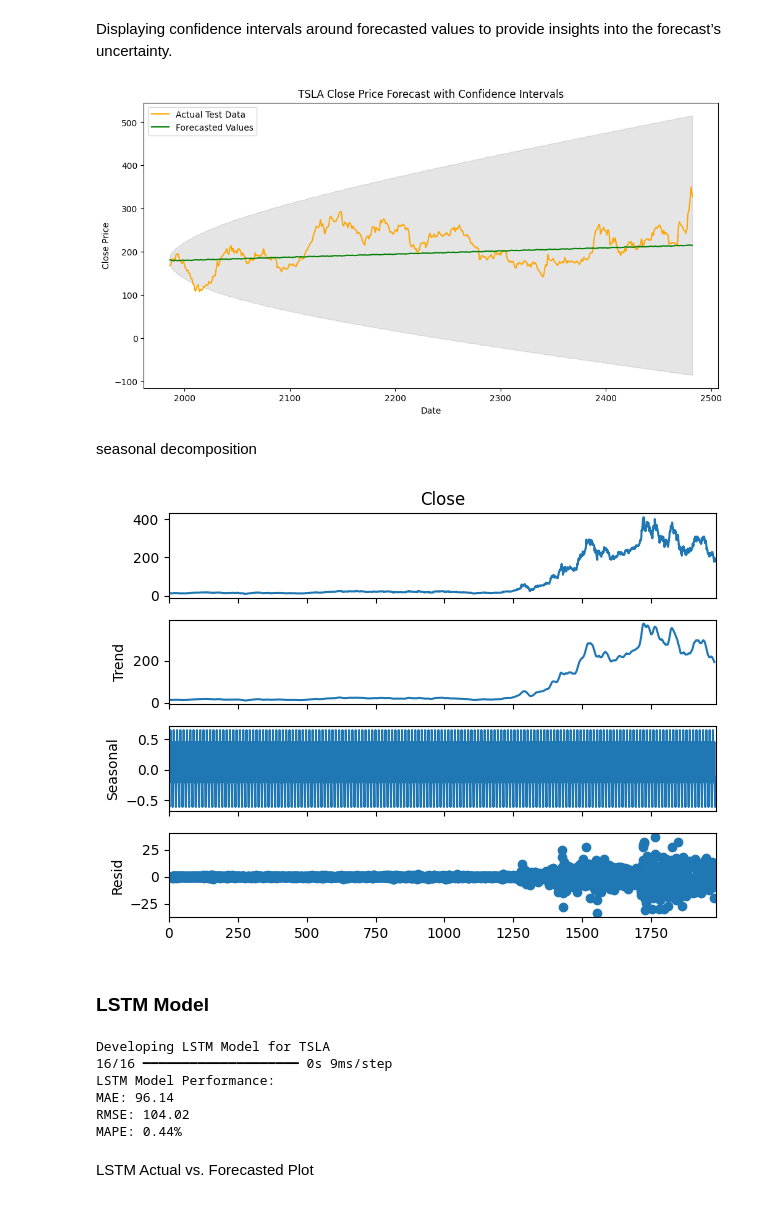
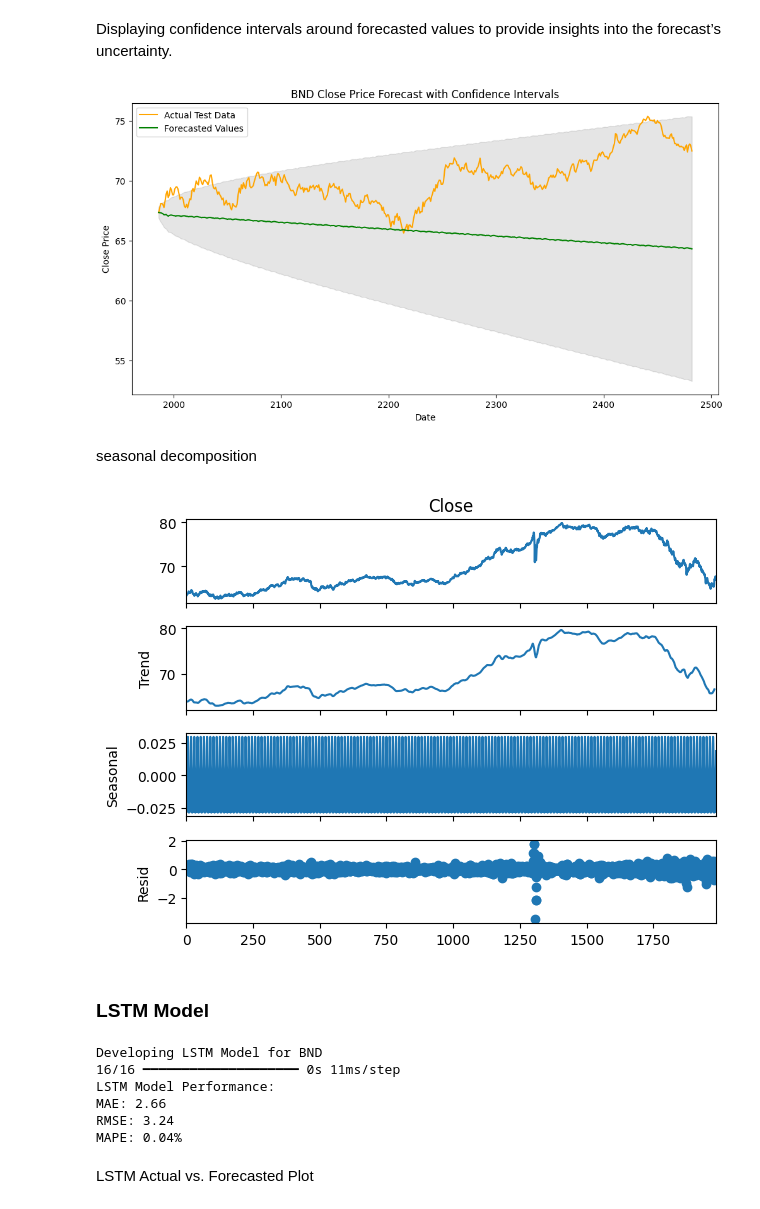
Before and after one commit to OL-YAD/portfolio-optimization-forecasting, a Jupyter notebook: notebooks/BND_time_series_forecasting.ipynb, the cells around one changed output. Cells and saved outputs as stored; diff of their text form; code cells hidden in the pictures.

Commit message:
plots added for BND models

```diff
--- a/notebooks/BND_time_series_forecasting.ipynb
+++ b/notebooks/BND_time_series_forecasting.ipynb
@@ -160,66 +160,66 @@ plt.show()
 # %% [markdown]
 Displaying confidence intervals around forecasted values to provide insights into the forecast’s uncertainty.
 # %%
-sarima_forecast_ci = sarima_model_fit.get_forecast(steps=len(df_TSLA_test)).conf_int()
+sarima_forecast_ci = sarima_model_fit.get_forecast(steps=len(df_BND_test)).conf_int()
 plt.figure(figsize=(12, 6))
-plt.plot(df_TSLA_test['Close'], label="Actual Test Data", color="orange")
-plt.plot(df_TSLA_test.index, sarima_forecast, label="Forecasted Values", color="green")
-plt.fill_between(df_TSLA_test.index,
+plt.plot(df_BND_test['Close'], label="Actual Test Data", color="orange")
+plt.plot(df_BND_test.index, sarima_forecast, label="Forecasted Values", color="green")
+plt.fill_between(df_BND_test.index,
                  sarima_forecast_ci.iloc[:, 0],
                  sarima_forecast_ci.iloc[:, 1], color='k', alpha=0.1)
-plt.title("TSLA Close Price Forecast with Confidence Intervals")
+plt.title("BND Close Price Forecast with Confidence Intervals")
 plt.xlabel("Date")
 plt.ylabel("Close Price")
 plt.legend()
 plt.show()
 # %% [output]
-[figure, old version]
+[figure, new version]
 # %% [markdown]
 seasonal decomposition
 # %%
 from statsmodels.tsa.seasonal import seasonal_decompose
-decomposition = seasonal_decompose(df_TSLA_train['Close'], model='additive', period=12)
+decomposition = seasonal_decompose(df_BND_train['Close'], model='additive', period=12)
 decomposition.plot()
 plt.show()
 # %% [output]
-[figure, old version]
+[figure, new version]
 # %% [markdown]
 ### LSTM Model
 # %%
 # LSTM Model
-print("Developing LSTM Model for TSLA")
+print("Developing LSTM Model for BND")
 lstm_model = Sequential()
 lstm_model.add(LSTM(50, input_shape=(1, 1), return_sequences=False))  # Change input_shape to (1, 1)
 lstm_model.add(Dense(1))
 lstm_model.compile(loss='mean_squared_error', optimizer='adam')
 
-# Reshape X_train to (len(df_TSLA_train), 1, 1)
-X_train = df_TSLA_train[['Close']].values.reshape((len(df_TSLA_train), 1, 1))
-y_train = df_TSLA_train['Close'].values
+# Reshape X_train to (len(df_BND_train), 1, 1)
+X_train = df_BND_train[['Close']].values.reshape((len(df_BND_train), 1, 1))
+y_train = df_BND_train['Close'].values
 
 # Train the model
 lstm_model.fit(X_train, y_train, epochs=50, batch_size=32, verbose=0)
 
-# Reshape X_test to (len(df_TSLA_test), 1, 1)
-X_test = df_TSLA_test[['Close']].values.reshape((len(df_TSLA_test), 1, 1))
+# Reshape X_test to (len(df_BND_test), 1, 1)
+X_test = df_BND_test[['Close']].values.reshape((len(df_BND_test), 1, 1))
 lstm_forecast = lstm_model.predict(X_test)
 
 # Evaluate the model
-lstm_mae = mean_absolute_error(df_TSLA_test['Close'], lstm_forecast.flatten())
-lstm_rmse = np.sqrt(mean_squared_error(df_TSLA_test['Close'], lstm_forecast.flatten()))
-lstm_mape = mean_absolute_percentage_error(df_TSLA_test['Close'], lstm_forecast.flatten())
+lstm_mae = mean_absolute_error(df_BND_test['Close'], lstm_forecast.flatten())
+lstm_rmse = np.sqrt(mean_squared_error(df_BND_test['Close'], lstm_forecast.flatten()))
+lstm_mape = mean_absolute_percentage_error(df_BND_test['Close'], lstm_forecast.flatten())
 
 print(f"LSTM Model Performance:")
 print(f"MAE: {lstm_mae:.2f}")
 print(f"RMSE: {lstm_rmse:.2f}")
 print(f"MAPE: {lstm_mape:.2f}%")
 # %% [output]
-Developing LSTM Model for TSLA
-16/16 ━━━━━━━━━━━━━━━━━━━━ 0s 9ms/step
+Developing LSTM Model for BND
+16/16 ━━━━━━━━━━━━━━━━━━━━ 0s 11ms/step
 LSTM Model Performance:
-MAE: 96.14
-RMSE: 104.02
-MAPE: 0.44%
+MAE: 2.66
+RMSE: 3.24
+MAPE: 0.04%
 # %% [markdown]
 LSTM Actual vs. Forecasted Plot
 # %%
```
Also changed, not shown: parts of 16 cells of this notebook.
